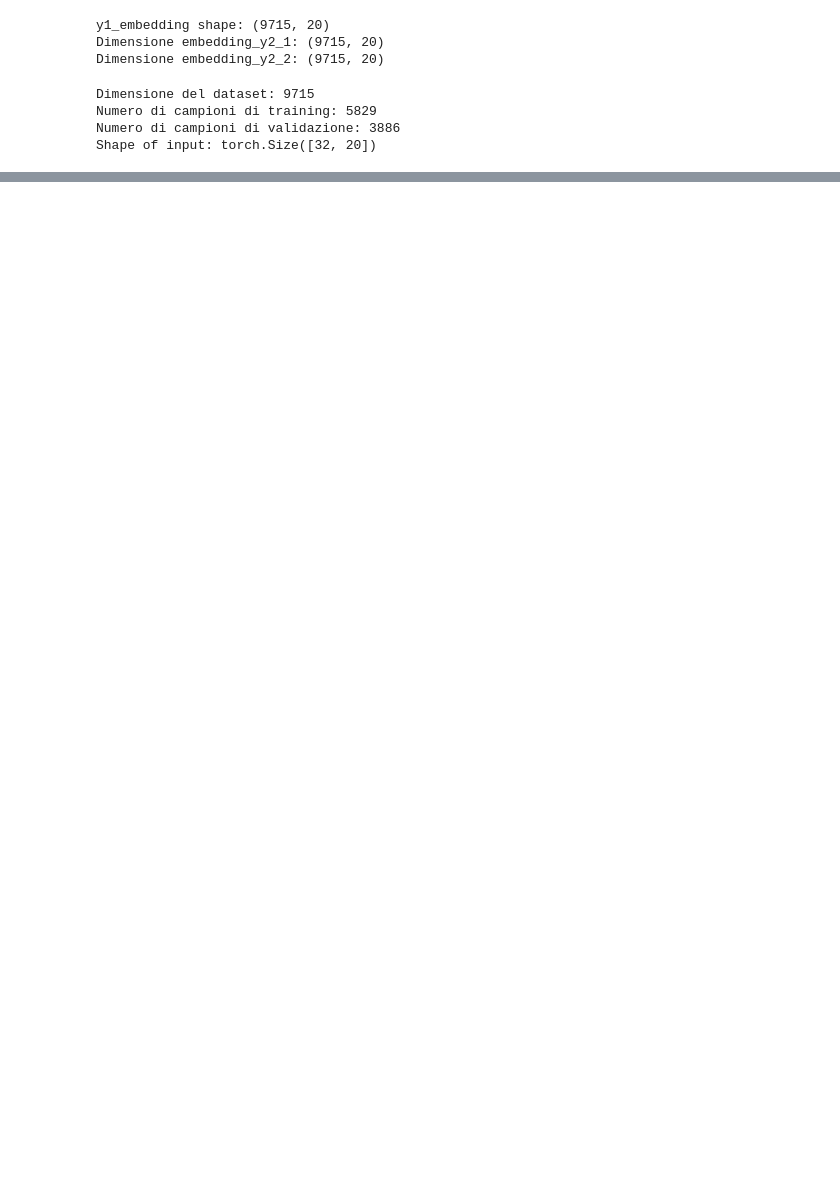
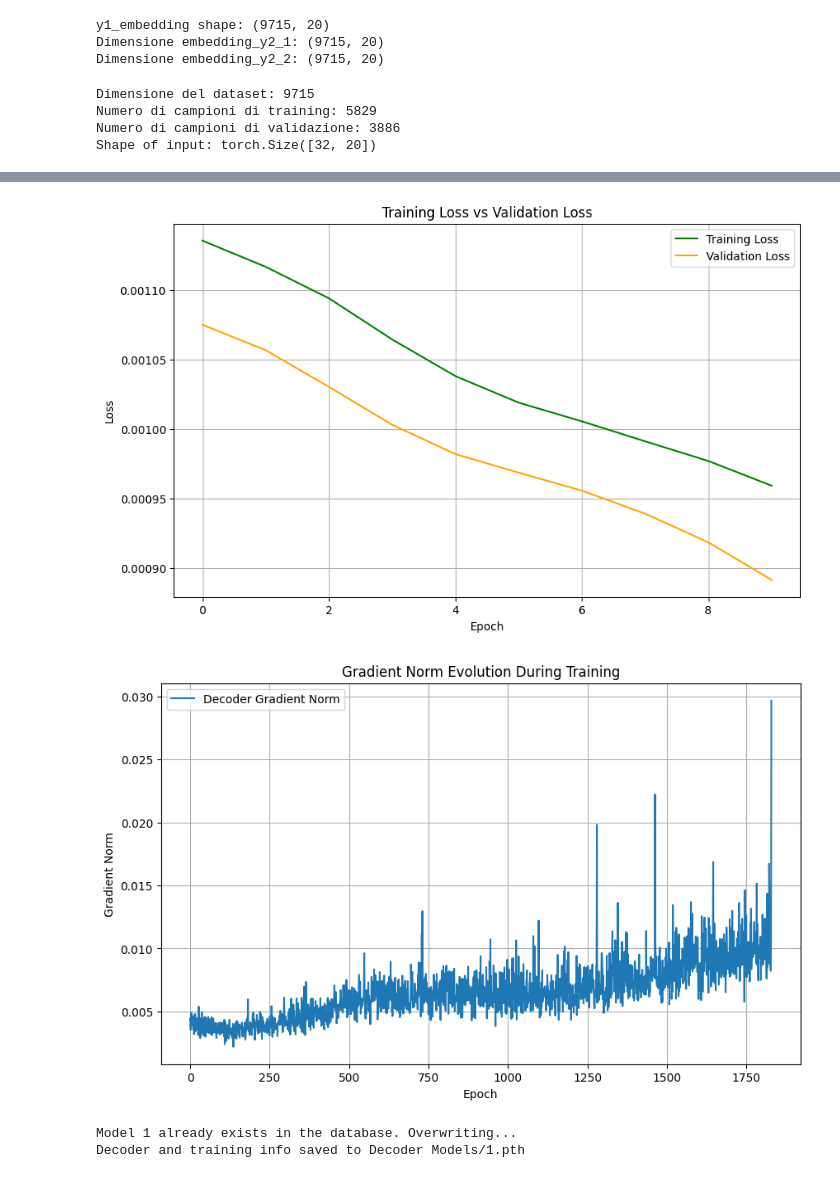
Before and after one commit to FedericoSbarbati/Lorenz-Toy, a Jupyter notebook: trainDecoder.ipynb, the cells around one changed output, grey strips where cells are left out. Cells and saved outputs as stored; diff of their text form; code cells hidden in the pictures; blank space fills up the shorter version.

Commit message:
Added Decoder training

```diff
--- a/trainDecoder.ipynb
+++ b/trainDecoder.ipynb
@@ -157,0 +151,14 @@ vae_model = VAE(encoder,decoder)
+# %%
+#Caricamento del modello preallenato dell'encoder
+encoder_model_path = "Encoder Models"
+encoder_path = os.path.join(encoder_model_path, encoder_name + ".pth")
+
+encoder, encoder_checkpoint = load_encoder(encoder_path, Encoder)
+
+# Congela i parametri dell'encoder per impedire l'allenamento
+for param in encoder.parameters():
+    param.requires_grad = False
+# Stampa i nomi e lo stato di requires_grad per i parametri dell'encoder
+print("Parametri dell'encoder:")
+for name, param in encoder.named_parameters():
+    print(f"{name}: requires_grad={param.requires_grad}")
@@ -157,0 +179,26 @@ vae_model = VAE(encoder,decoder)
+# %%
+# Creazione del VAE con Decoder da allenare
+decoder_layers_reversed = decoder_layers[::-1]
+decoder = Decoder(decoder_layers_reversed)
+vae_model = VAE(encoder,decoder)
+
+
+# Configurazione Ottimizzatore e Scheduler
+
+optimizer = optim.Adam(filter(lambda p: p.requires_grad, vae_model.parameters()), lr=decoder_config["learning_rate"])
+scheduler_config = decoder_config.get("scheduler")
+scheduler = get_scheduler(optimizer, scheduler_config)
+
+# Allenamento del Decoder:
+# Allenamento del modello
+train_losses, val_losses, stopped_epoch, gradient_history, lr_evolution = reconstruct_y2fromy1(
+    epochs=epochs,
+    train_loader=train_loader,
+    val_loader=val_loader,  # Aggiungi se hai un dataset di validazione
+    model=vae_model,
+    optimizer=optimizer,
+    scheduler=scheduler,
+    scheduler_config=scheduler_config,
+    early_stopping_params=decoder_config["early_stopping"]
+)
+# %% [output]
@@ -157,0 +215,14 @@ vae_model = VAE(encoder,decoder)
+[figure, added]
+[figure, added]
+# %%
+# Aggiungi la nuova configurazione al database
+
+add_config(decoder_config, decoder_name, decoder_database_path)
+
+decoder_model_folder = "Decoder Models"
+decoder_name += ".pth"
+
+save_decoder(decoder=decoder,decoder_layers=decoder_layers ,train_losses=train_losses, val_losses=val_losses, train_data=train_data, val_data=val_data, epoch=epochs, stopped_epoch=stopped_epoch, gradient_history=gradient_history, lr_evolution=lr_evolution, output_folder=decoder_model_folder, decoder_name = decoder_name)
+# %% [output]
+Model 1 already exists in the database. Overwriting...
+Decoder and training info saved to Decoder Models/1.pth
```
Also changed, not shown: parts of 13 cells of this notebook, 7 other files.
